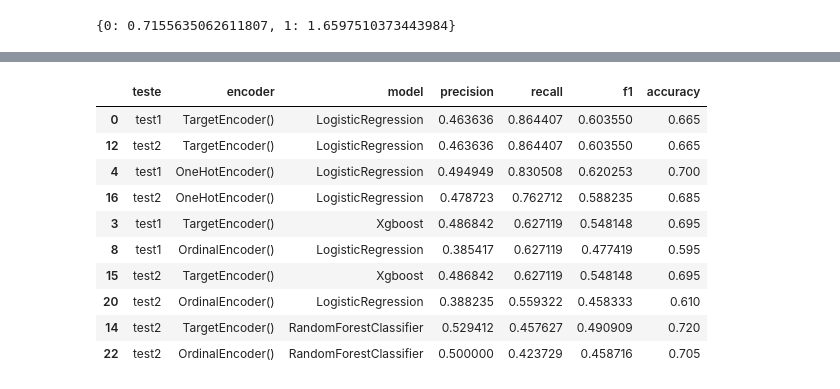
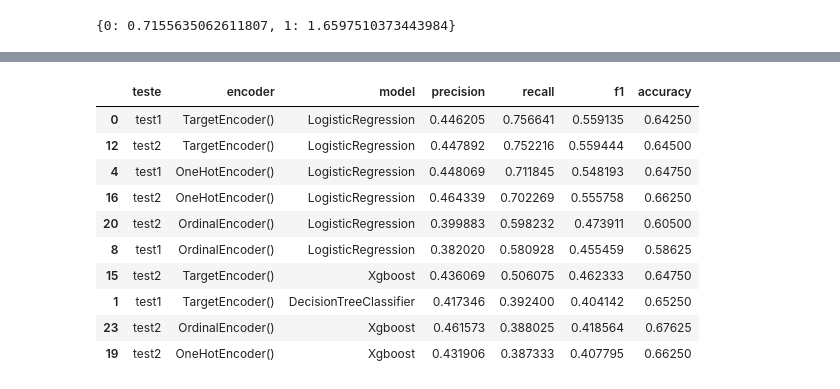
Before and after one commit to dafnefp/model_german_credit, a Jupyter notebook: notebooks/model_german_credit.ipynb, the cells around one changed output, grey strips where cells are left out. Saved outputs shown, nothing was run; the diff lists cells and outputs as text; code cells hidden in the pictures.

```diff
--- a/notebooks/model_german_credit.ipynb
+++ b/notebooks/model_german_credit.ipynb
@@ -446,53 +495,53 @@ features_dict = {
     'test1': {'categorical': categorical_features1, 'train': X_train1, 'test': X_test1},
     'test2': {'categorical': categorical_features2, 'train': X_train2, 'test': X_test2}
 }
+
+scoring = ['precision', 'recall', 'f1', 'accuracy']
 
 
 for i,j in features_dict.items():
     for encoder in encoders:
         for label, model in models_dict.items():
 
             categorical_transform = Pipeline(steps=[
                     ("imputer", SimpleImputer(strategy='constant', fill_value='ND')),
                     ("encoder", encoder)
                 ]
             )
 
             preprocessor = ColumnTransformer(
                 transformers=[
                     ("cat", categorical_transform, j['categorical'])
                 ]
             )
 
             pipeline = Pipeline(steps=[
                 ("preprocessor", preprocessor),
                 ("classifier", model)
             ])
 
-            pipeline.fit(j['train'], y_train)
-            y_pred = pipeline.predict(j['test'])
-            y_pred_proba = pipeline.predict_proba(j['test'])
+            kfold = KFold(n_splits=5, shuffle=True, random_state=42)
+            metrics = cross_validate(pipeline, X=j['train'], y=y_train, scoring = scoring,cv=kfold)
 
-            precision = precision_score(y_test, y_pred)
-            recall = recall_score(y_test, y_pred)
-            f1 = f1_score(y_test, y_pred)
-            accuracy = accuracy_score(y_test, y_pred)
-            roc = roc_auc_score(y_test, y_pred_proba[:,1])
+            precision = metrics['test_precision'].mean()
+            recall = metrics['test_recall'].mean()
+            f1 = metrics['test_f1'].mean()
+            accuracy = metrics['test_accuracy'].mean()
 
             results.append((i, encoder, label, precision, recall, f1, accuracy))
 
 results_df = pd.DataFrame(results, columns=['teste','encoder','model', 'precision', 'recall', 'f1', 'accuracy'])
 
 results_df.sort_values('recall', ascending=False).head(10)
 # %% [output]
 |  | teste | encoder | model | precision | recall | f1 | accuracy |
-| 0 | test1 | TargetEncoder() | LogisticRegression | 0.463636 | 0.864407 | 0.603550 | 0.665 |
-| 12 | test2 | TargetEncoder() | LogisticRegression | 0.463636 | 0.864407 | 0.603550 | 0.665 |
-| 4 | test1 | OneHotEncoder() | LogisticRegression | 0.494949 | 0.830508 | 0.620253 | 0.700 |
-| 16 | test2 | OneHotEncoder() | LogisticRegression | 0.478723 | 0.762712 | 0.588235 | 0.685 |
-| 3 | test1 | TargetEncoder() | Xgboost | 0.486842 | 0.627119 | 0.548148 | 0.695 |
-| 8 | test1 | OrdinalEncoder() | LogisticRegression | 0.385417 | 0.627119 | 0.477419 | 0.595 |
-| 15 | test2 | TargetEncoder() | Xgboost | 0.486842 | 0.627119 | 0.548148 | 0.695 |
-| 20 | test2 | OrdinalEncoder() | LogisticRegression | 0.388235 | 0.559322 | 0.458333 | 0.610 |
-| 14 | test2 | TargetEncoder() | RandomForestClassifier | 0.529412 | 0.457627 | 0.490909 | 0.720 |
-| 22 | test2 | OrdinalEncoder() | RandomForestClassifier | 0.500000 | 0.423729 | 0.458716 | 0.705 |
+| 0 | test1 | TargetEncoder() | LogisticRegression | 0.446205 | 0.756641 | 0.559135 | 0.64250 |
+| 12 | test2 | TargetEncoder() | LogisticRegression | 0.447892 | 0.752216 | 0.559444 | 0.64500 |
+| 4 | test1 | OneHotEncoder() | LogisticRegression | 0.448069 | 0.711845 | 0.548193 | 0.64750 |
+| 16 | test2 | OneHotEncoder() | LogisticRegression | 0.464339 | 0.702269 | 0.555758 | 0.66250 |
+| 20 | test2 | OrdinalEncoder() | LogisticRegression | 0.399883 | 0.598232 | 0.473911 | 0.60500 |
+| 8 | test1 | OrdinalEncoder() | LogisticRegression | 0.382020 | 0.580928 | 0.455459 | 0.58625 |
+| 15 | test2 | TargetEncoder() | Xgboost | 0.436069 | 0.506075 | 0.462333 | 0.64750 |
+| 1 | test1 | TargetEncoder() | DecisionTreeClassifier | 0.417346 | 0.392400 | 0.404142 | 0.65250 |
+| 23 | test2 | OrdinalEncoder() | Xgboost | 0.461573 | 0.388025 | 0.418564 | 0.67625 |
+| 19 | test2 | OneHotEncoder() | Xgboost | 0.431906 | 0.387333 | 0.407795 | 0.66250 |
```
Also changed, not shown: parts of 23 cells of this notebook.
